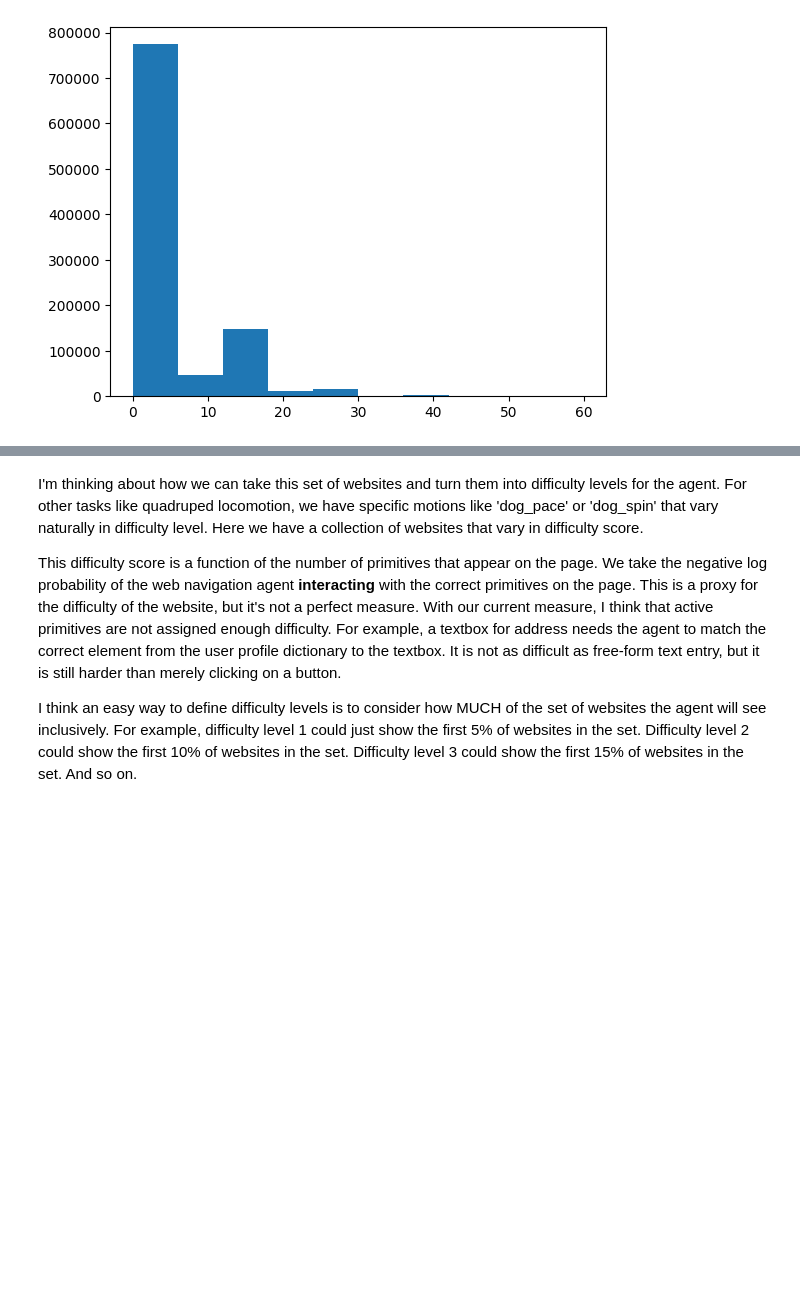
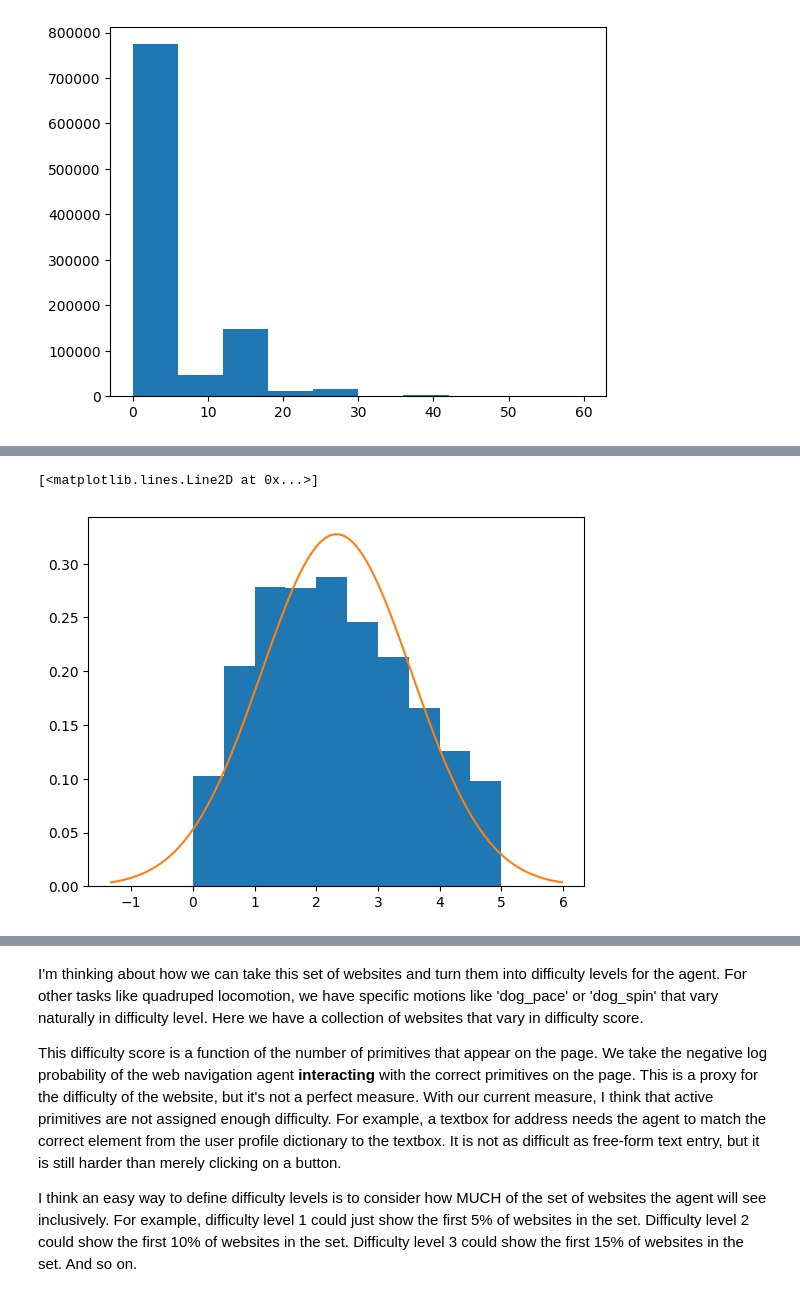
Before and after one commit to Farama-Foundation/A2Perf, a Jupyter notebook: viz/analysis/web_navigation/websites.ipynb, the cells around one changed output, grey strips where cells are left out. Cells and saved outputs as stored; diff of their text form; code cells hidden in the pictures; blank space fills up the shorter version.

```diff
--- a/viz/analysis/web_navigation/websites.ipynb
+++ b/viz/analysis/web_navigation/websites.ipynb
@@ -77,0 +76,12 @@ plt.hist([website.difficulty for website in websites if website.difficulty < 8])
+# %%
+# Can we plot a normal distribution on top of this?
+mu, std = np.mean(subset_to_use_difficulties), np.std(
+    subset_to_use_difficulties)
+plt.hist(subset_to_use_difficulties, density=True)
+# use built in normal distribution function
+
+x = np.linspace(mu - 3 * std, mu + 3 * std, 100)
+plt.plot(x, norm.pdf(x, mu, std))
+# %% [output]
+[<matplotlib.lines.Line2D at 0x...>]
+[figure, added]
```
Also changed, not shown: parts of 12 cells of this notebook.
